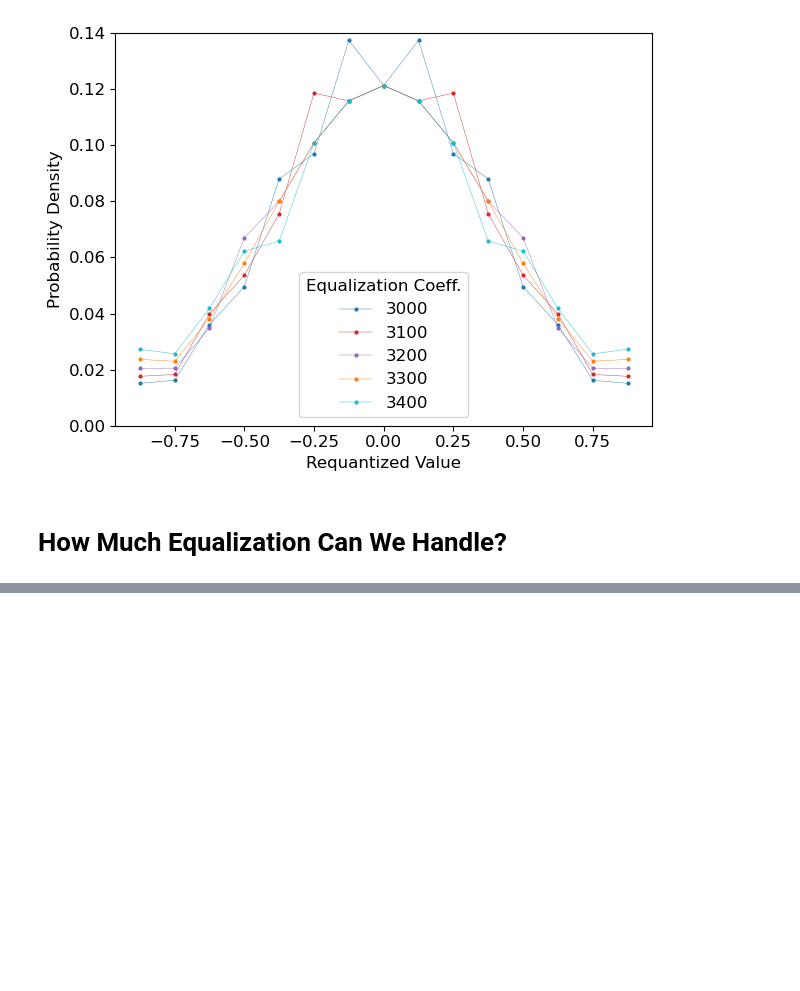
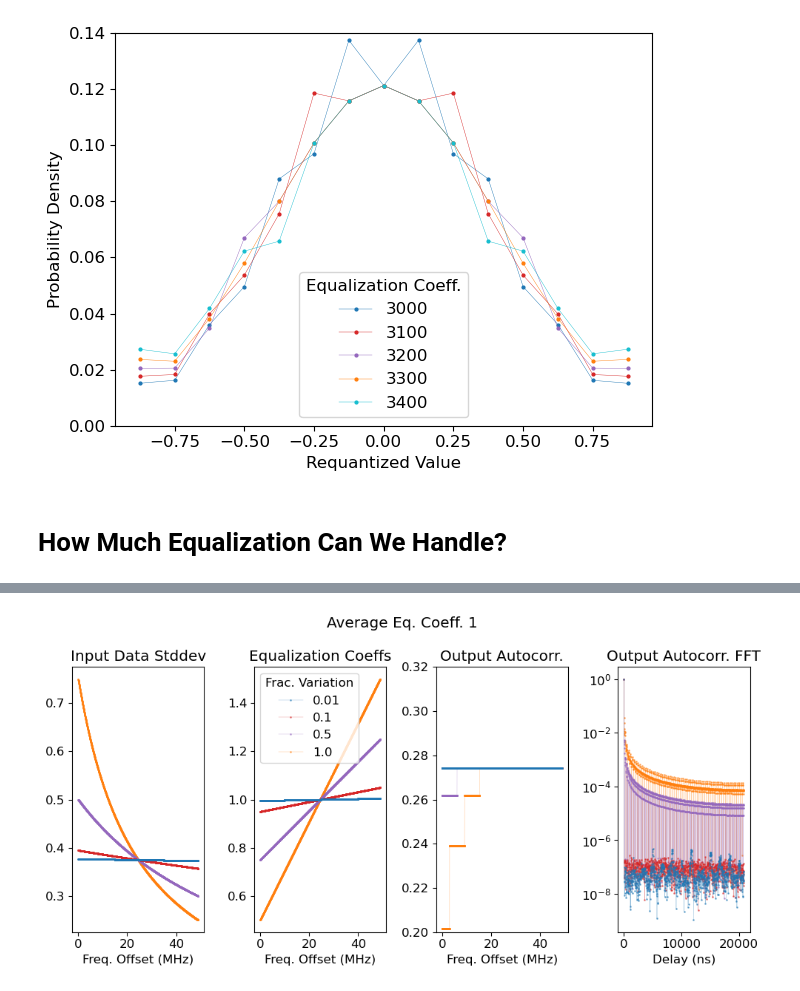
Before and after one commit to rlbyrne/requantization_sim, a Jupyter notebook: requantization_semianalytic_sim.ipynb, the cells around one changed output, grey strips where cells are left out. Drawn from its saved outputs; the diff is of its cells as text; code cells hidden in the pictures; blank space fills up the shorter version.

Commit message:
plot different equalization slopes

```diff
--- a/requantization_semianalytic_sim.ipynb
+++ b/requantization_semianalytic_sim.ipynb
@@ -594,15 +463,0 @@ plt.show()
-# %%
-final_variances_fft = np.abs(np.fft.fft(final_variances))[0:int(len(final_variances)/2)]
-final_variances_fft /= np.max(final_variances_fft)
-delay_ns = np.fft.fftfreq(len(final_variances), d=channel_width_mhz * 1e6)[
-    0 : int(len(final_variances) / 2)
-] * 1e9
-
-fig, ax = plt.subplots()
-ax.plot(delay_ns, final_variances_fft, ".-", markersize=4, linewidth=0.3)
-ax.set_yscale("log")
-ax.set_xlabel("Delay (ns)")
-ax.set_ylabel("Power (Normalized)")
-ax.set_ylim([1e-6, 1.5])
-
-#ax2 = ax.twiny()
@@ -611,0 +468,85 @@ ax.set_ylim([1e-6, 1.5])
+# %%
+# Load simulations from files
+with open("constant_slope_output.npy", "rb") as f:
+    freq_array = np.load(f)
+    avg_eq_coeffs = np.load(f)
+    eq_coeff_frac_variation = np.load(f)
+    final_autocorrs = np.load(f)
+f.close()
+target_value = 3 / 2**3
+
+for eq_ind, avg_eq_coeff in enumerate(avg_eq_coeffs):
+    fig, ax = plt.subplots(ncols=4, figsize=(10,5))
+    for coeff_slope_ind, eq_coeff_var in enumerate(eq_coeff_frac_variation):
+        eq_coeffs = np.linspace(
+            avg_eq_coeff - avg_eq_coeff * eq_coeff_var / 2,
+            avg_eq_coeff + avg_eq_coeff * eq_coeff_var / 2,
+            num=len(freq_array),
+        )
+        data_stddev = target_value / eq_coeffs
+        autocorrs = final_autocorrs[eq_ind, coeff_slope_ind, :]
+
+        # Delay transform
+        autocorrs_fft = np.abs(np.fft.fft(autocorrs))[0 : int(len(freq_array) / 2)]
+        autocorrs_fft /= np.max(autocorrs_fft)
+        delays_ns = (
+            np.fft.fftfreq(len(freq_array), d=channel_width_mhz * 1e6)[
+                0 : int(len(freq_array) / 2)
+            ]
+            * 1e9
+        )
+
+        ax[0].plot(
+            freq_array,
+            data_stddev,
+            ".-",
+            markersize=2,
+            linewidth=0.3,
+            zorder=len(eq_coeff_frac_variation) - coeff_slope_ind,
+            alpha=0.5,
+        )
+        ax[1].plot(
+            freq_array,
+            eq_coeffs,
+            ".-",
+            markersize=2,
+            linewidth=0.3,
+            zorder=len(eq_coeff_frac_variation) - coeff_slope_ind,
+            alpha=0.5,
+            label=eq_coeff_var,
+        )
+        ax[2].plot(
+            freq_array,
+            autocorrs,
+            ".-",
+            markersize=2,
+            linewidth=0.3,
+            zorder=len(eq_coeff_frac_variation) - coeff_slope_ind,
+            alpha=0.5,
+        )
+        ax[3].plot(
+            delays_ns,
+            autocorrs_fft,
+            ".-",
+            markersize=2,
+            linewidth=0.3,
+            zorder=len(eq_coeff_frac_variation) - coeff_slope_ind,
+            alpha=0.5,
+        )
+
+    ax[0].set_title("Input Data Stddev")
+    ax[0].set_xlabel("Freq. Offset (MHz)")
+    ax[1].set_title("Equalization Coeffs")
+    ax[1].set_xlabel("Freq. Offset (MHz)")
+    ax[1].legend(title="Frac. Variation")
+    ax[2].set_title("Output Autocorr.")
+    ax[2].set_xlabel("Freq. Offset (MHz)")
+    ax[2].set_ylim([.2, .32])
+    ax[3].set_title("Output Autocorr. FFT")
+    ax[3].set_xlabel("Delay (ns)")
+    ax[3].set_yscale("log")
+    fig.suptitle(f"Average Eq. Coeff. {avg_eq_coeff}")
+    plt.tight_layout()
+    plt.show()
+# %% [output]
+[figure, added]
```
Also changed, not shown: parts of 11 cells of this notebook.
